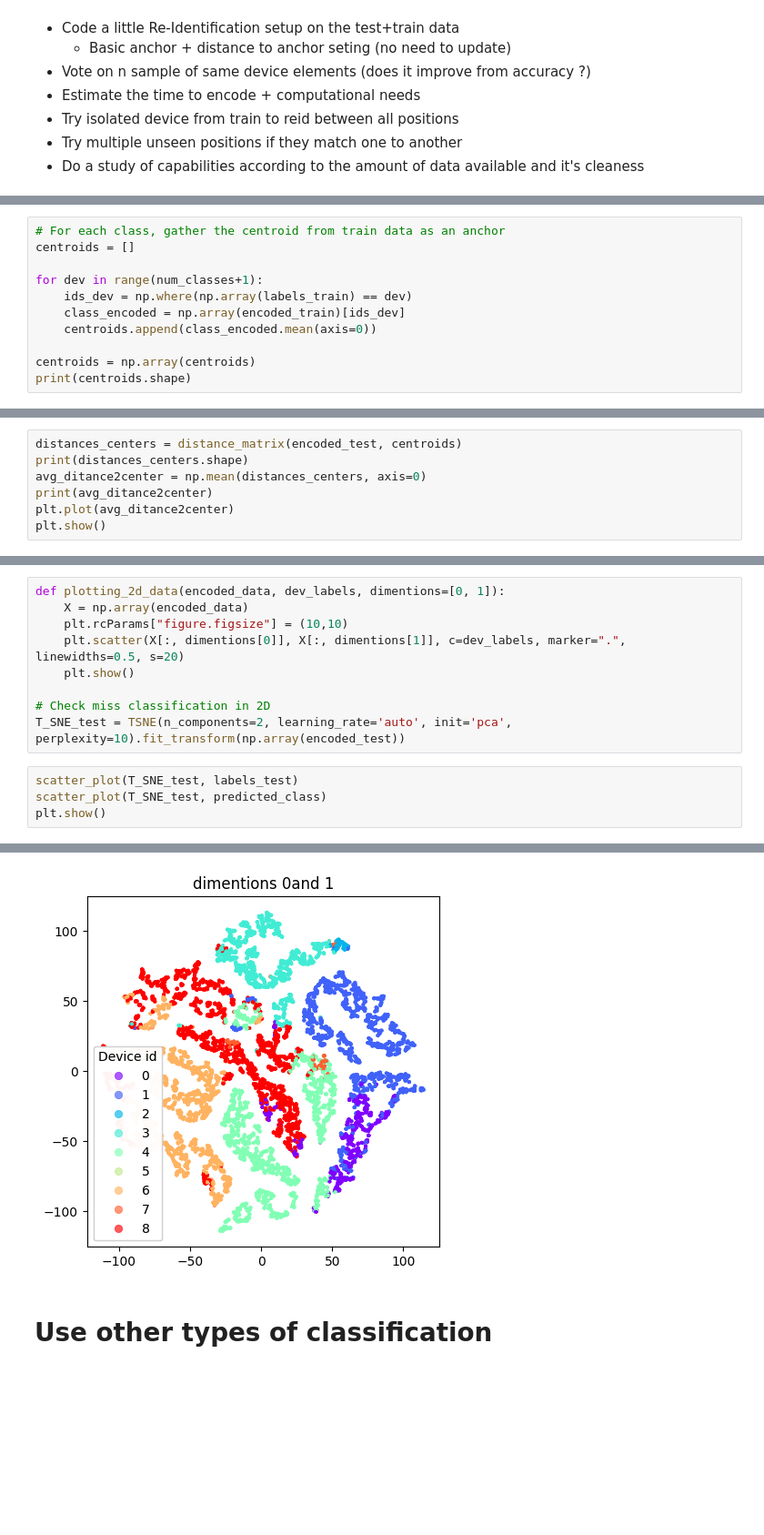
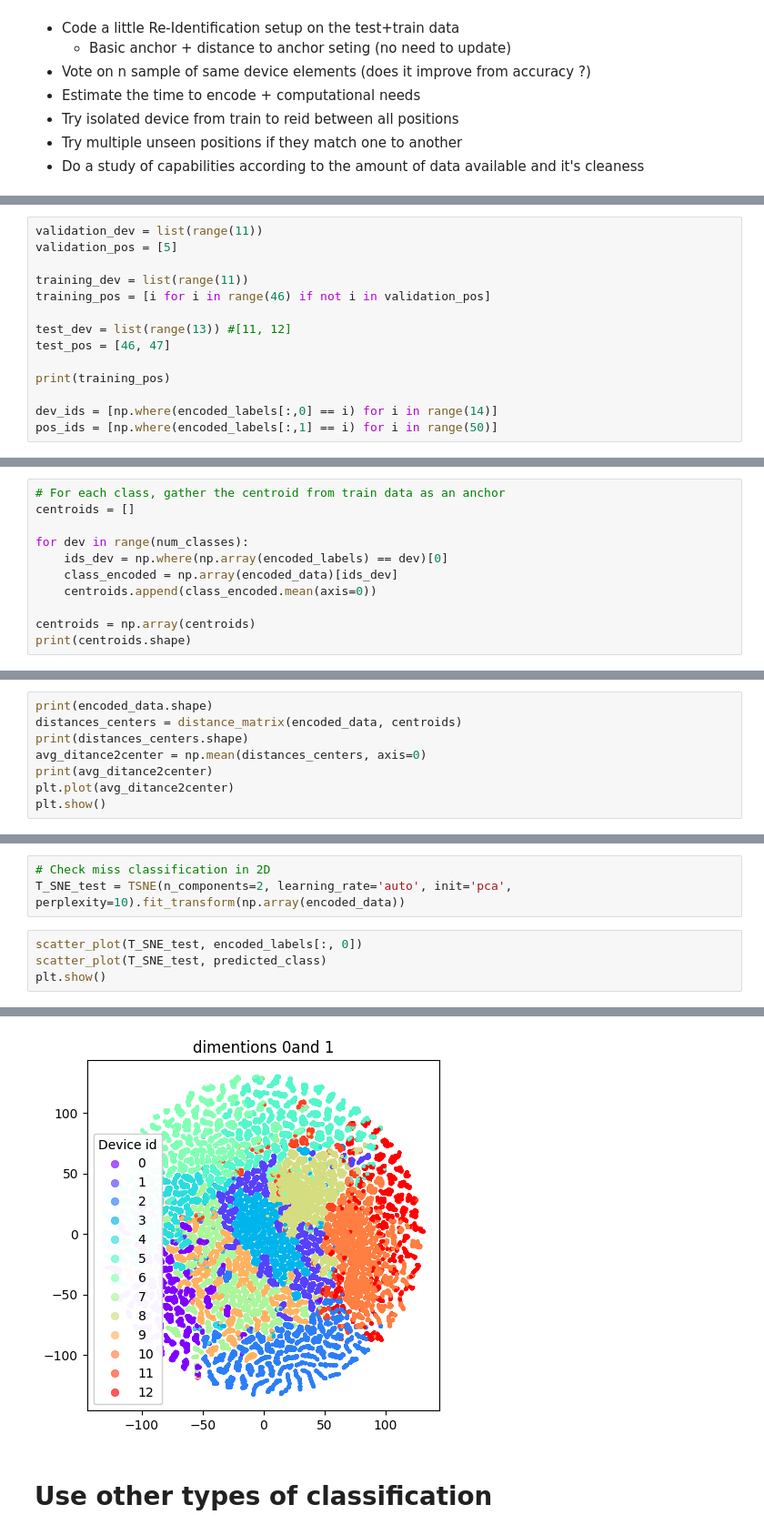
Before and after one commit to Thibaud-Ardoin/UWB-fingerprint, a Jupyter notebook: src/model_explorer.ipynb, the cells around one changed output, grey strips where cells are left out. Shown at 91% size. Drawn from its saved outputs; the diff is of its cells as text; blank space fills up the shorter version.

```diff
--- a/src/model_explorer.ipynb
+++ b/src/model_explorer.ipynb
@@ -97,0 +284,14 @@ plt.show()
+# %%
+validation_dev = list(range(11))
+validation_pos = [5]
+
+training_dev = list(range(11))
+training_pos = [i for i in range(46) if not i in validation_pos]
+
+test_dev = list(range(13)) #[11, 12]
+test_pos = [46, 47]
+
+print(training_pos)
+
+dev_ids = [np.where(encoded_labels[:,0] == i) for i in range(14)]
+pos_ids = [np.where(encoded_labels[:,1] == i) for i in range(50)]
@@ -99,9 +515,9 @@ plt.show()
 # For each class, gather the centroid from train data as an anchor
 centroids = []
 
-for dev in range(num_classes+1):
-    ids_dev = np.where(np.array(labels_train) == dev)
-    class_encoded = np.array(encoded_train)[ids_dev]
+for dev in range(num_classes):
+    ids_dev = np.where(np.array(encoded_labels) == dev)[0]
+    class_encoded = np.array(encoded_data)[ids_dev]
     centroids.append(class_encoded.mean(axis=0))
 
 centroids = np.array(centroids)
@@ -111,5 +527,6 @@ print(centroids.shape)
 # %%
-distances_centers = distance_matrix(encoded_test, centroids)
+print(encoded_data.shape)
+distances_centers = distance_matrix(encoded_data, centroids)
 print(distances_centers.shape)
 avg_ditance2center = np.mean(distances_centers, axis=0)
 print(avg_ditance2center)
@@ -188,14 +612,8 @@ Ground truth labels
 # %%
-def plotting_2d_data(encoded_data, dev_labels, dimentions=[0, 1]):
-    X = np.array(encoded_data)
-    plt.rcParams["figure.figsize"] = (10,10)
-    plt.scatter(X[:, dimentions[0]], X[:, dimentions[1]], c=dev_labels, marker=".", linewidths=0.5, s=20)
-    plt.show()
-
 # Check miss classification in 2D
-T_SNE_test = TSNE(n_components=2, learning_rate='auto', init='pca', perplexity=10).fit_transform(np.array(encoded_test))
+T_SNE_test = TSNE(n_components=2, learning_rate='auto', init='pca', perplexity=10).fit_transform(np.array(encoded_data))
 # %%
-scatter_plot(T_SNE_test, labels_test)
+scatter_plot(T_SNE_test, encoded_labels[:, 0])
 scatter_plot(T_SNE_test, predicted_class)
 plt.show()
 # %% [output]
@@ -203,4 +625,4 @@ plt.show()
-[figure, old version]
+[figure, new version]
 # %% [markdown]
 # Use other types of classification
 # %%
```
Also changed, not shown: parts of 34 cells of this notebook, 8 other files.
